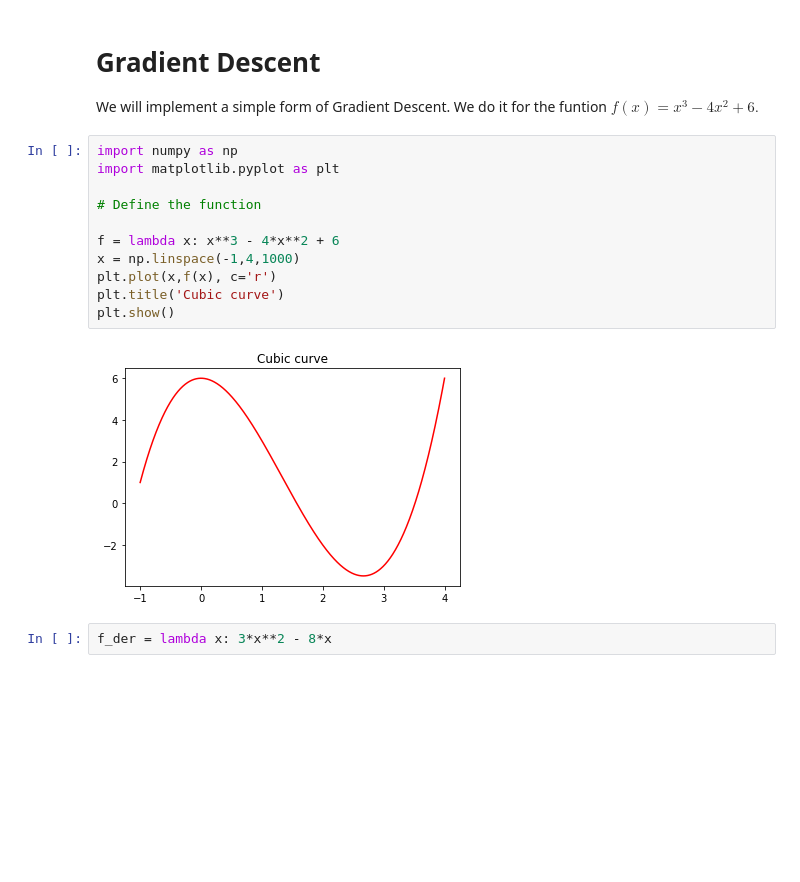
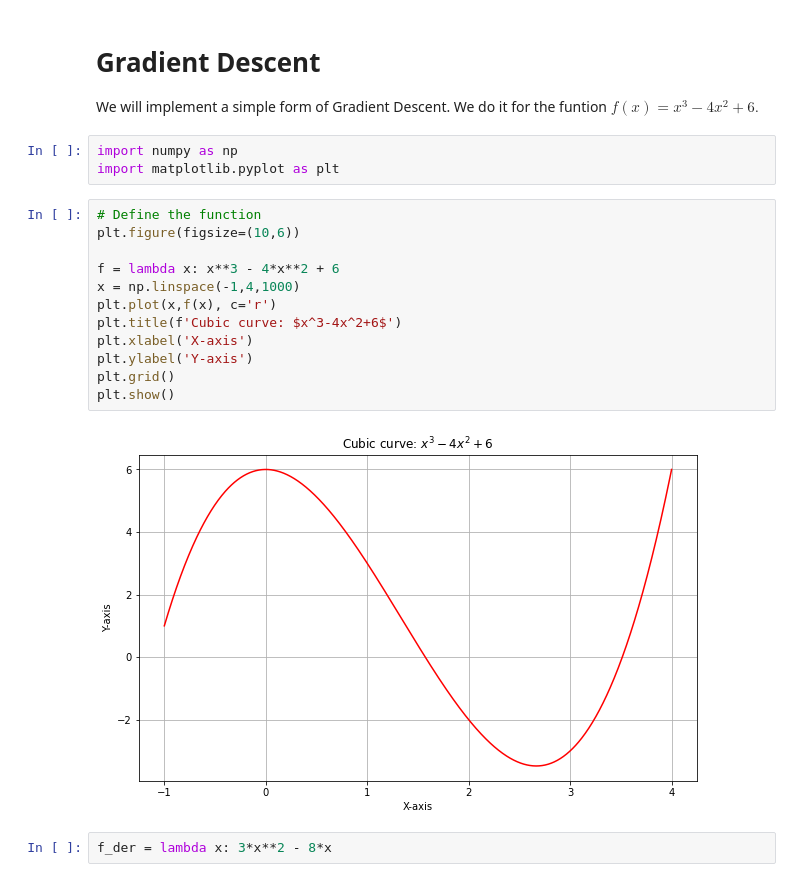
Before and after one commit to sampathlonka/MDSC106, a Jupyter notebook: GD.ipynb, the cells around one changed output. Drawn from its saved outputs; the diff is of its cells as text; blank space fills up the shorter version.

```diff
--- a/GD.ipynb
+++ b/GD.ipynb
@@ -2,19 +2,23 @@
 # Gradient Descent
 
 We will implement a simple form of Gradient Descent. We do it for the funtion $f(x) = x^3-4x^2+6.$
+# %%
+import numpy as np
+import matplotlib.pyplot as plt
 # %%
-import numpy as np
-import matplotlib.pyplot as plt
-
 # Define the function
+plt.figure(figsize=(10,6))
 
 f = lambda x: x**3 - 4*x**2 + 6
 x = np.linspace(-1,4,1000)
 plt.plot(x,f(x), c='r')
-plt.title('Cubic curve')
+plt.title(f'Cubic curve: $x^3-4x^2+6$')
+plt.xlabel('X-axis')
+plt.ylabel('Y-axis')
+plt.grid()
 plt.show()
 # %% [output]
-[figure, old version]
+[figure, new version]
 # %%
 f_der = lambda x: 3*x**2 - 8*x
 # %%
```
